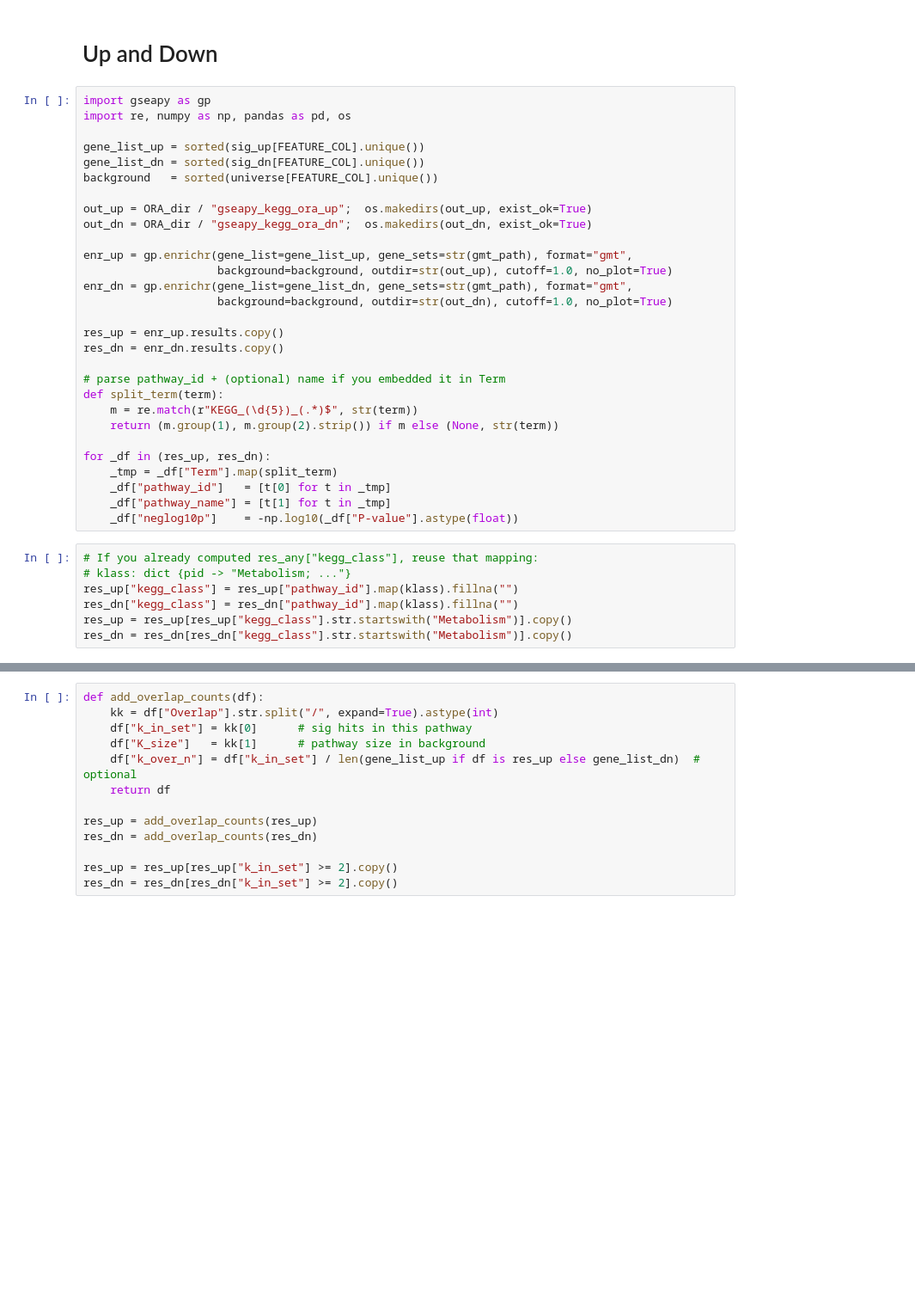
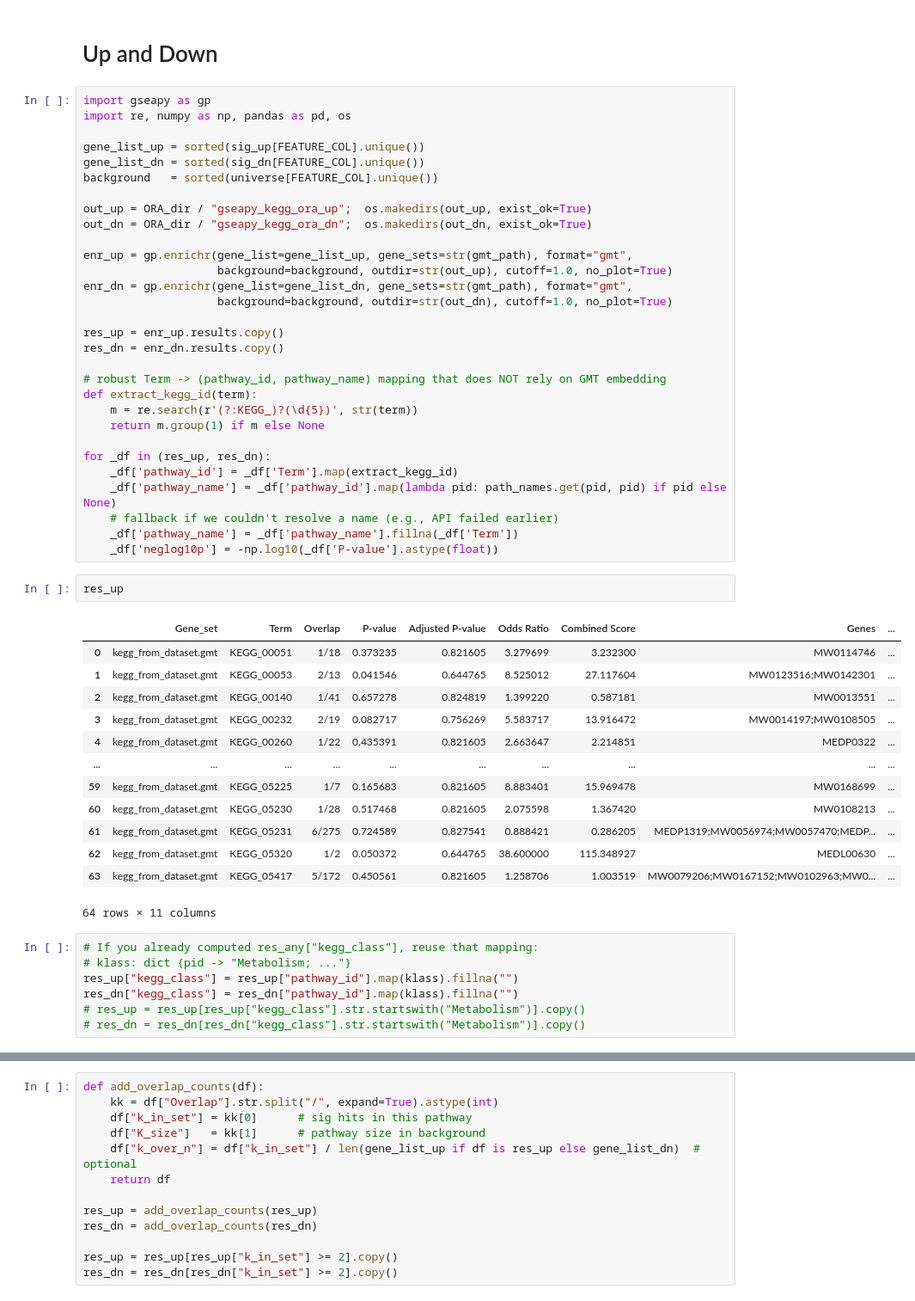
Before and after one commit to Li-Lab-COH/Metabolomics_Analysis, a Jupyter notebook: python/Enrichment_Analysis.ipynb, the cells around one changed output, grey strips where cells are left out. Shown at 86% size. Saved outputs shown, nothing was run; the diff lists cells and outputs as text; blank space fills up the shorter version.

```diff
--- a/python/Enrichment_Analysis.ipynb
+++ b/python/Enrichment_Analysis.ipynb
@@ -292,20 +309,37 @@ enr_dn = gp.enrichr(gene_list=gene_list_dn, gene_sets=str(gmt_path), format="gmt
 res_up = enr_up.results.copy()
 res_dn = enr_dn.results.copy()
 
-# parse pathway_id + (optional) name if you embedded it in Term
-def split_term(term):
-    m = re.match(r"KEGG_(\d{5})_(.*)$", str(term))
-    return (m.group(1), m.group(2).strip()) if m else (None, str(term))
+# robust Term -> (pathway_id, pathway_name) mapping that does NOT rely on GMT embedding
+def extract_kegg_id(term):
+    m = re.search(r'(?:KEGG_)?(\d{5})', str(term))
+    return m.group(1) if m else None
 
 for _df in (res_up, res_dn):
-    _tmp = _df["Term"].map(split_term)
-    _df["pathway_id"]   = [t[0] for t in _tmp]
-    _df["pathway_name"] = [t[1] for t in _tmp]
-    _df["neglog10p"]    = -np.log10(_df["P-value"].astype(float))
+    _df['pathway_id'] = _df['Term'].map(extract_kegg_id)
+    _df['pathway_name'] = _df['pathway_id'].map(lambda pid: path_names.get(pid, pid) if pid else None)
+    # fallback if we couldn't resolve a name (e.g., API failed earlier)
+    _df['pathway_name'] = _df['pathway_name'].fillna(_df['Term'])
+    _df['neglog10p'] = -np.log10(_df['P-value'].astype(float))
+# %%
+res_up
+# %% [output]
+|  | Gene_set | Term | Overlap | P-value | Adjusted P-value | Odds Ratio | Combined Score | Genes | ... |
+| 0 | kegg_from_dataset.gmt | KEGG_00051 | 1/18 | 0.373235 | 0.821605 | 3.279699 | 3.232300 | MW0114746 | ... |
+| 1 | kegg_from_dataset.gmt | KEGG_00053 | 2/13 | 0.041546 | 0.644765 | 8.525012 | 27.117604 | MW0123516;MW0142301 | ... |
+| 2 | kegg_from_dataset.gmt | KEGG_00140 | 1/41 | 0.657278 | 0.824819 | 1.399220 | 0.587181 | MW0013551 | ... |
+| 3 | kegg_from_dataset.gmt | KEGG_00232 | 2/19 | 0.082717 | 0.756269 | 5.583717 | 13.916472 | MW0014197;MW0108505 | ... |
+| 4 | kegg_from_dataset.gmt | KEGG_00260 | 1/22 | 0.435391 | 0.821605 | 2.663647 | 2.214851 | MEDP0322 | ... |
+| ... | ... | ... | ... | ... | ... | ... | ... | ... | ... |
+| 59 | kegg_from_dataset.gmt | KEGG_05225 | 1/7 | 0.165683 | 0.821605 | 8.883401 | 15.969478 | MW0168699 | ... |
+| 60 | kegg_from_dataset.gmt | KEGG_05230 | 1/28 | 0.517468 | 0.821605 | 2.075598 | 1.367420 | MW0108213 | ... |
+| 61 | kegg_from_dataset.gmt | KEGG_05231 | 6/275 | 0.724589 | 0.827541 | 0.888421 | 0.286205 | MEDP1319;MW0056974;MW0057470;MEDP... | ... |
+| 62 | kegg_from_dataset.gmt | KEGG_05320 | 1/2 | 0.050372 | 0.644765 | 38.600000 | 115.348927 | MEDL00630 | ... |
+| 63 | kegg_from_dataset.gmt | KEGG_05417 | 5/172 | 0.450561 | 0.821605 | 1.258706 | 1.003519 | MW0079206;MW0167152;MW0102963;MW0... | ... |
+64 rows × 11 columns
 # %%
 # If you already computed res_any["kegg_class"], reuse that mapping:
 # klass: dict {pid -> "Metabolism; ..."}
 res_up["kegg_class"] = res_up["pathway_id"].map(klass).fillna("")
 res_dn["kegg_class"] = res_dn["pathway_id"].map(klass).fillna("")
-res_up = res_up[res_up["kegg_class"].str.startswith("Metabolism")].copy()
-res_dn = res_dn[res_dn["kegg_class"].str.startswith("Metabolism")].copy()
+# res_up = res_up[res_up["kegg_class"].str.startswith("Metabolism")].copy()
+# res_dn = res_dn[res_dn["kegg_class"].str.startswith("Metabolism")].copy()
```
Also changed, not shown: parts of 28 cells of this notebook, 2 other files.
